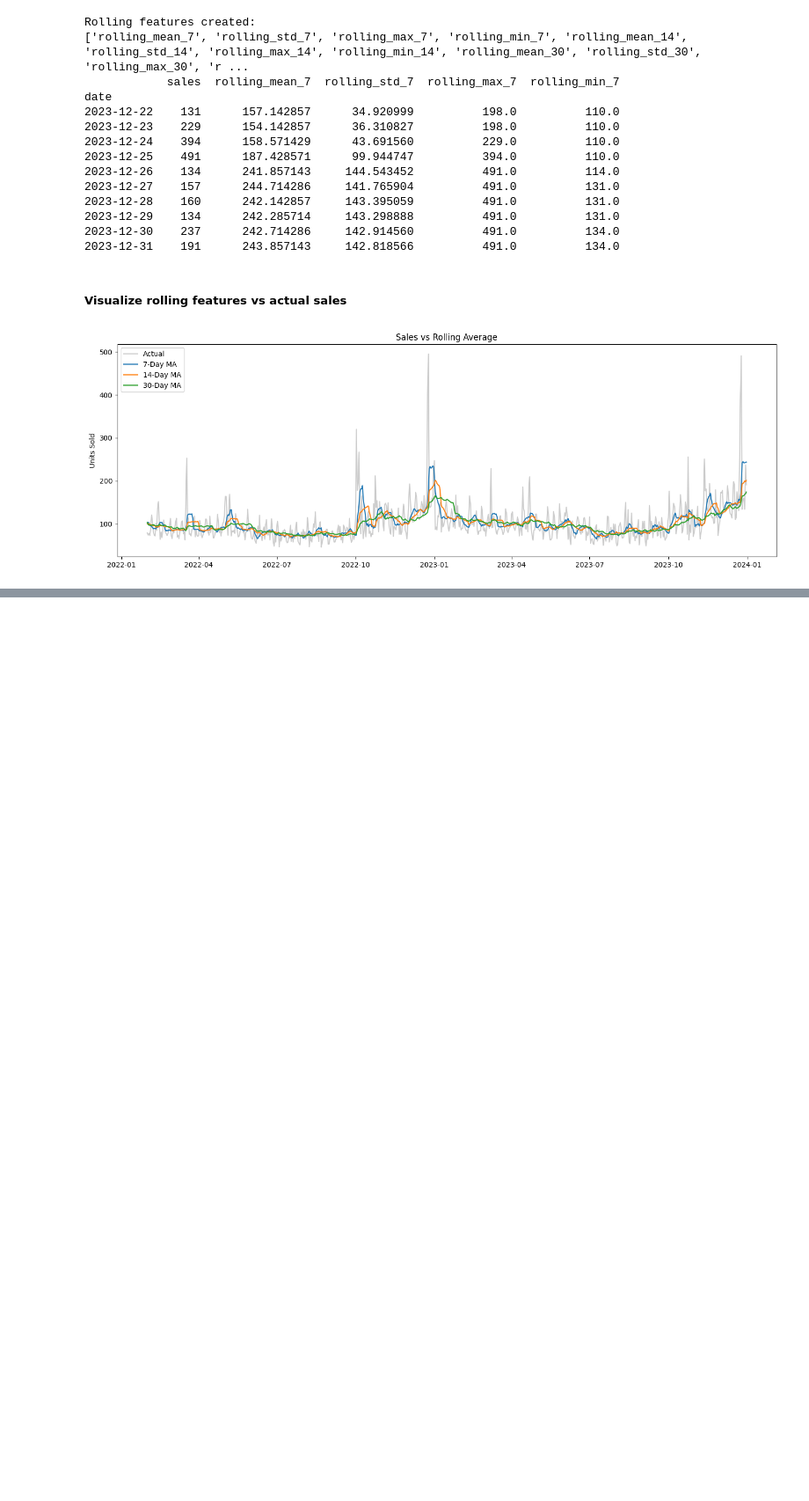
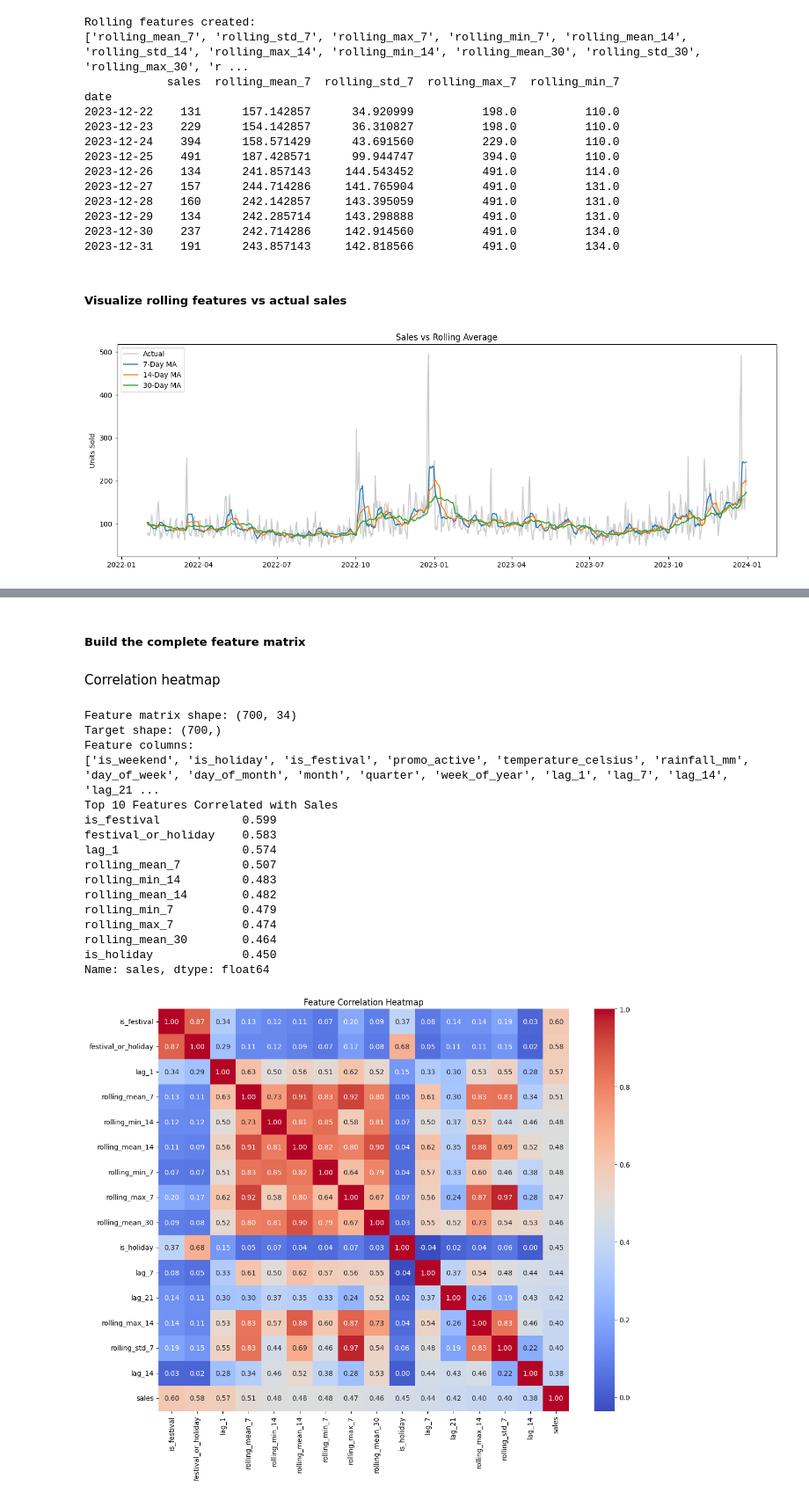
Before and after one commit to PalakParsana/Project-3--Food-Restaurant-Services, a Jupyter notebook: Week2.ipynb, the cells around one changed output, grey strips where cells are left out. Shown at 88% size. Drawn from its saved outputs; the diff is of its cells as text; code cells hidden in the pictures; blank space fills up the shorter version.

```diff
--- a/Week2.ipynb
+++ b/Week2.ipynb
@@ -246,0 +307,73 @@ plt.show()
+# %%
+def build_feature_matrix(df, target_col="sales"):
+    # Add features
+    df = add_calendar_features(df)
+    df = add_lag_features(df)
+    df = add_rolling_features(df)
+    df = add_external_features(df)
+
+    # Remove missing rows
+    df = df.dropna()
+
+    # Remove unwanted columns
+    drop_cols = [target_col, "item", "day_name"]
+
+    X = df.drop(columns=drop_cols, errors='ignore')
+    y = df[target_col]
+
+    return X, y
+# %% [markdown]
+##### Build the complete feature matrix
+# %% [markdown]
+Correlation heatmap
+# %%
+# Build features
+X, y = build_feature_matrix(df, target_col='sales')
+
+print("Feature matrix shape:", X.shape)
+print("Target shape:", y.shape)
+
+print("Feature columns:")
+print(X.columns.tolist())
+
+# Combine X and y
+data = X.copy()
+data['sales'] = y
+
+# Correlation with sales
+corr = data.corr()['sales'].drop('sales').sort_values(ascending=False)
+
+print("Top 10 Features Correlated with Sales")
+print(corr.head(10).round(3))
+
+# Top 15 features
+top_cols = corr.abs().head(15).index.tolist()
+top_cols.append('sales')
+
+# Heatmap
+plt.figure(figsize=(12,10))
+sns.heatmap(data[top_cols].corr(), annot=True, fmt='.2f', cmap='coolwarm')
+
+plt.title('Feature Correlation Heatmap')
+plt.tight_layout()
+plt.savefig('reports/10_correlation_heatmap.png')
+
+plt.show()
+# %% [output]
+Feature matrix shape: (700, 34)
+Target shape: (700,)
+Feature columns:
+['is_weekend', 'is_holiday', 'is_festival', 'promo_active', 'temperature_celsius', 'rainfall_mm', 'day_of_week', 'day_of_month', 'month', 'quarter', 'week_of_year', 'lag_1', 'lag_7', 'lag_14', 'lag_21 ...
+Top 10 Features Correlated with Sales
+is_festival            0.599
+festival_or_holiday    0.583
+lag_1                  0.574
+rolling_mean_7         0.507
+rolling_min_14         0.483
+rolling_mean_14        0.482
+rolling_min_7          0.479
+rolling_max_7          0.474
+rolling_mean_30        0.464
+is_holiday             0.450
+Name: sales, dtype: float64
+[figure, added]
```
Also changed, not shown: parts of 11 cells of this notebook.
